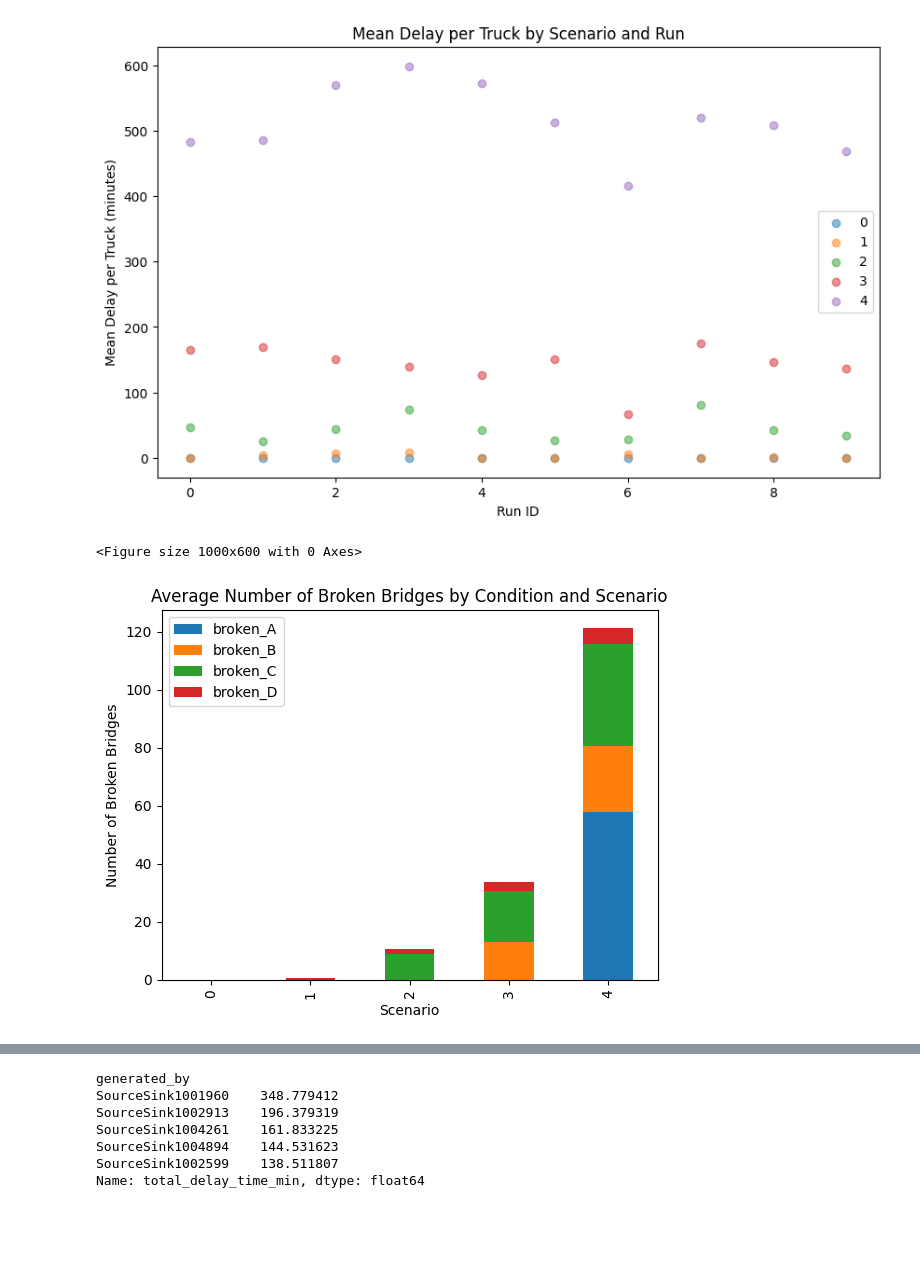
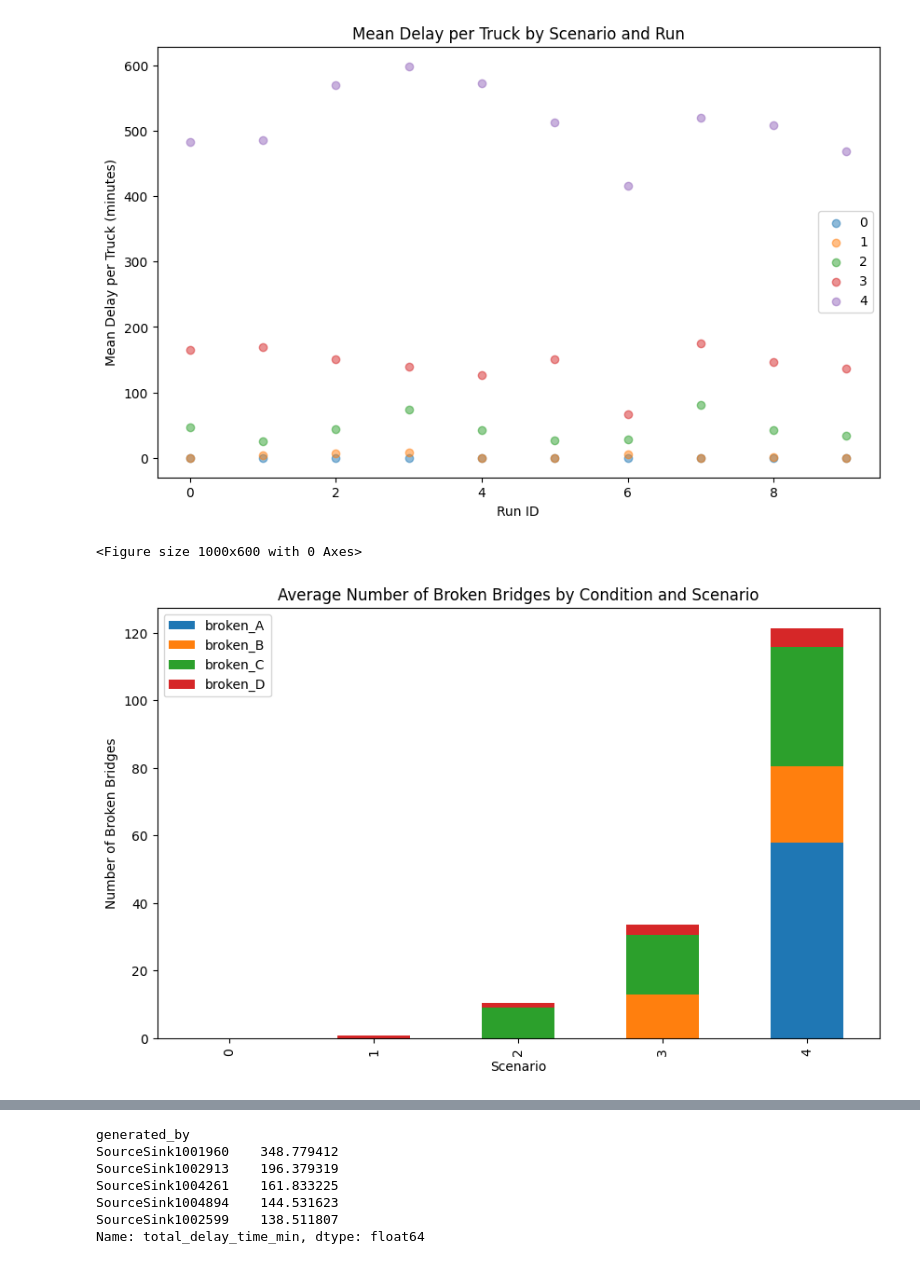
Before and after one commit to stijnkeukens/AS_Assignment_3, a Jupyter notebook: notebook/results.ipynb, the cells around one changed output, grey strips where cells are left out. Drawn from its saved outputs; the diff is of its cells as text; code cells hidden in the pictures; blank space fills up the shorter version.

```diff
--- a/notebook/results.ipynb
+++ b/notebook/results.ipynb
@@ -136,20 +136,20 @@ plt.show()
 # %%
 # Plot stacked bar chart of broken bridges by condition (broken_A - broken_D) and scenario
 plt.figure(figsize=(10, 6))
 bridge_conditions = ["broken_A", "broken_B", "broken_C", "broken_D"]
 
 df_plot = df_run_metrics.groupby("scenario")[bridge_conditions].mean()
 
-ax = df_plot.plot(kind="bar", stacked=True)
+ax = df_plot.plot(kind="bar", stacked=True, figsize=(10, 6))
 plt.title("Average Number of Broken Bridges by Condition and Scenario")
 plt.xlabel("Scenario")
 plt.ylabel("Number of Broken Bridges")
 plt.legend()
 plt.savefig(figures_dir / "broken_bridges_by_condition_and_scenario.png")
 plt.show()
 # %% [output]
 <Figure size 1000x600 with 0 Axes>
-[figure, old version]
+[figure, new version]
 # %%
 # Create summary_table of metrics by scenario
 summary_table = df_run_metrics.groupby("scenario").agg(
```
Also changed, not shown: parts of 1 cell of this notebook, 8 other files.
